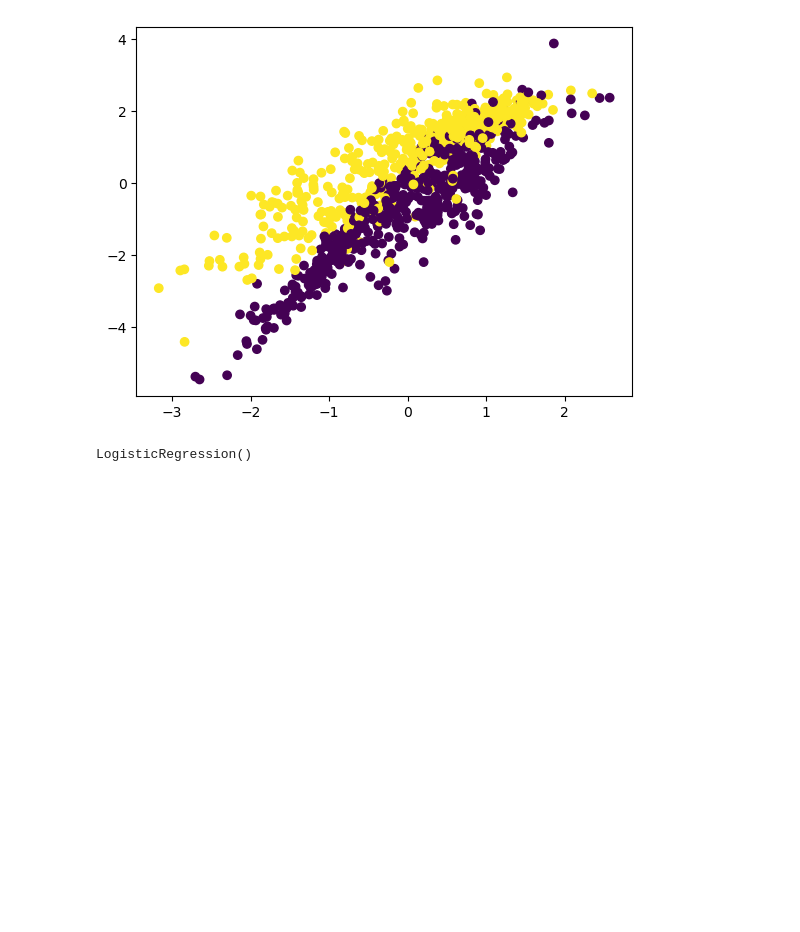
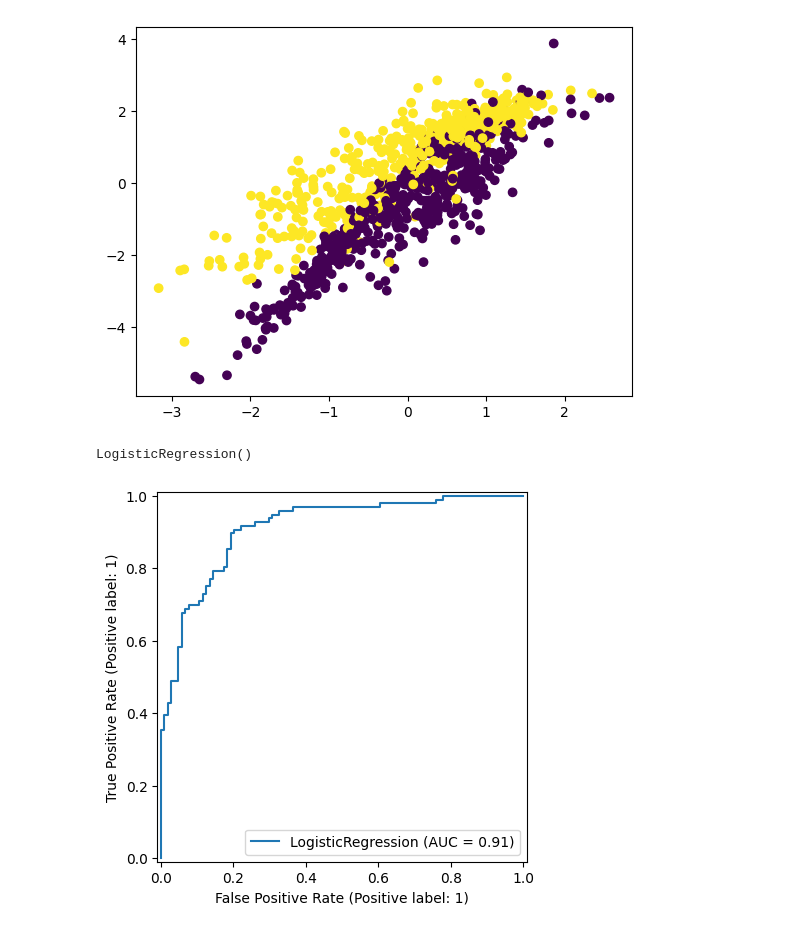
Before and after one commit to Aamiruem/5-mintes-Fullstack-Data-Science-and-AI, a Jupyter notebook: Lecture15 and 16/Session 15&16/final_roc.ipynb, the cells around one changed output. Drawn from its saved outputs; the diff is of its cells as text; code cells hidden in the pictures; blank space fills up the shorter version.

```diff
--- a/Lecture15 and 16/Session 15&16/final_roc.ipynb
+++ b/Lecture15 and 16/Session 15&16/final_roc.ipynb
@@ -18,4 +18,11 @@ c1 = LogisticRegression()
 c1.fit(X_train, y_train)
 # %% [output]
 LogisticRegression()
+# %%
+from sklearn.metrics import RocCurveDisplay
+
+RocCurveDisplay.from_estimator(c1, X_test, y_test)
+plt.show()
+# %% [output]
+[figure, added]
 # %%
```
Also changed, not shown: parts of 5 cells of this notebook, 3 other files.
